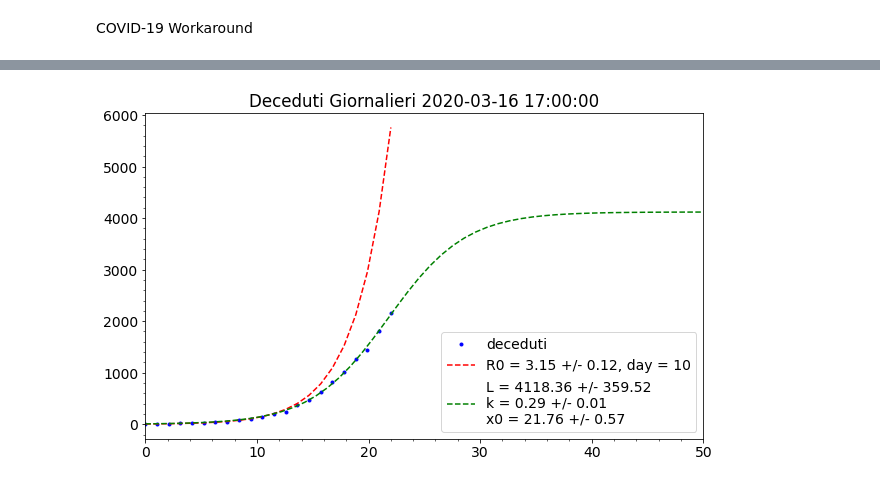
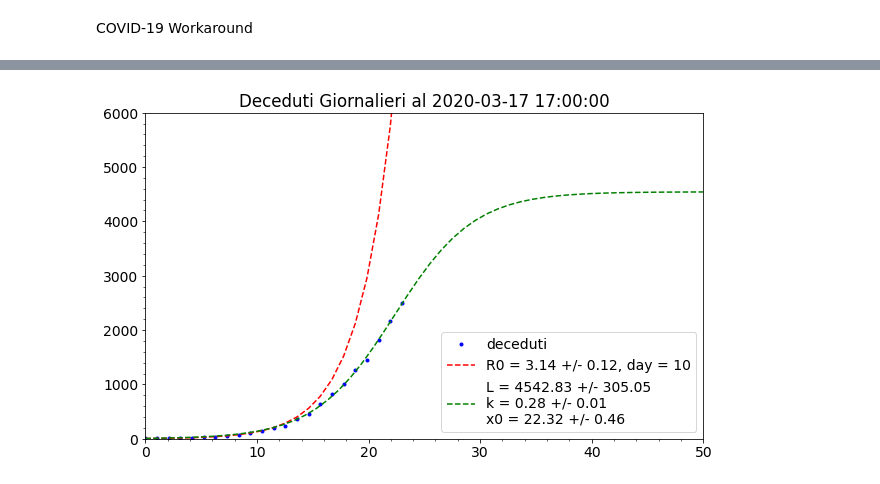
Before and after one commit to lorenzopaolucci/studenti, a Jupyter notebook: covid19.ipynb, the cells around one changed output, grey strips where cells are left out. Cells and saved outputs as stored; diff of their text form; code cells hidden in the pictures.

```diff
--- a/covid19.ipynb
+++ b/covid19.ipynb
@@ -76,22 +78,23 @@ plt.show()
 # %%
 x = np.linspace(0, len(df['data']), len(df['data']))
 
 max_exp_fit = 10
 popt,pcov = curve_fit(Exp,x[x<max_exp_fit], df['deceduti'][x<max_exp_fit], p0=[1,2])
 perr = np.sqrt(np.diag(pcov))
 fig, ax = plt.subplots(figsize=(10,6))
 ax.plot(x, df['deceduti'], 'b.', label='deceduti')
 ax.plot(x, Exp(x, *popt), 'r--', label='R0 = {0:.2f} +/- {1:.2f}, day = {2:d}'.format(popt[1], perr[1], max_exp_fit))
 popt,pcov = curve_fit(Logistic,x, df['deceduti'], p0=[4000.,4., 10.])
 perr = np.sqrt(np.diag(pcov))
 x=np.linspace(0,50,50)
 ax.plot(x, Logistic(x, *popt), 'g--', label='L = {0:.2f} +/- {1:.2f}\nk = {2:.2f} +/- {3:.2f} \
 \nx0 = {4:.2f} +/- {5:.2f}'.format(popt[0], perr[0], popt[1], perr[1], popt[2], perr[2]))
 #ax.set_yscale('log')
 ax.set_xlim(0,50)
+ax.set_ylim(0,6000)
 ax.legend(loc=4)
-ax.set_title('Deceduti Giornalieri '+str(np.array(df['data'])[-1]))
+ax.set_title('Deceduti Giornalieri al '+str(np.array(df['data'])[-1]))
 plt.minorticks_on()
 plt.show()
 # %% [output]
-[figure, old version]
+[figure, new version]
```
Also changed, not shown: parts of 4 cells of this notebook.
